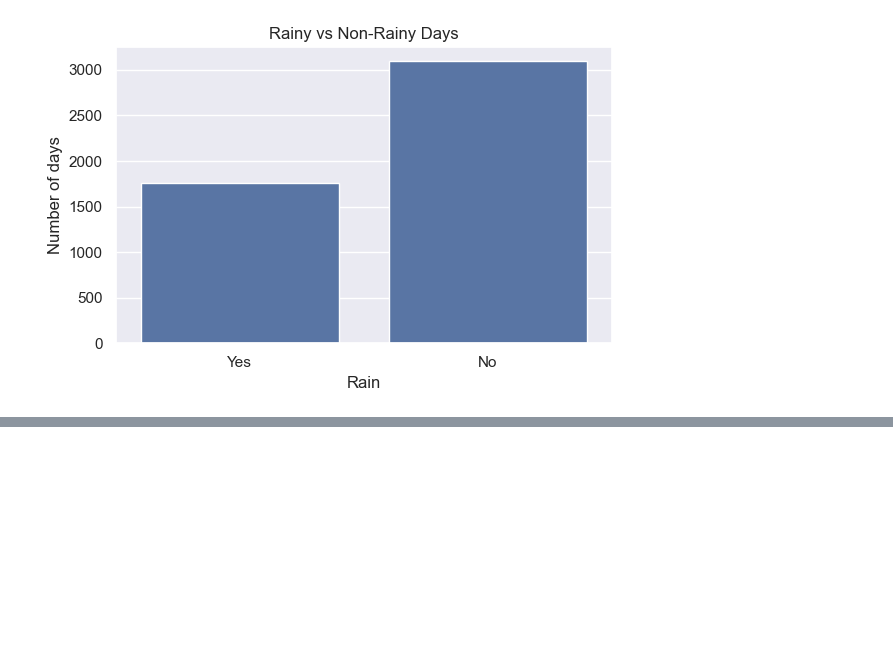
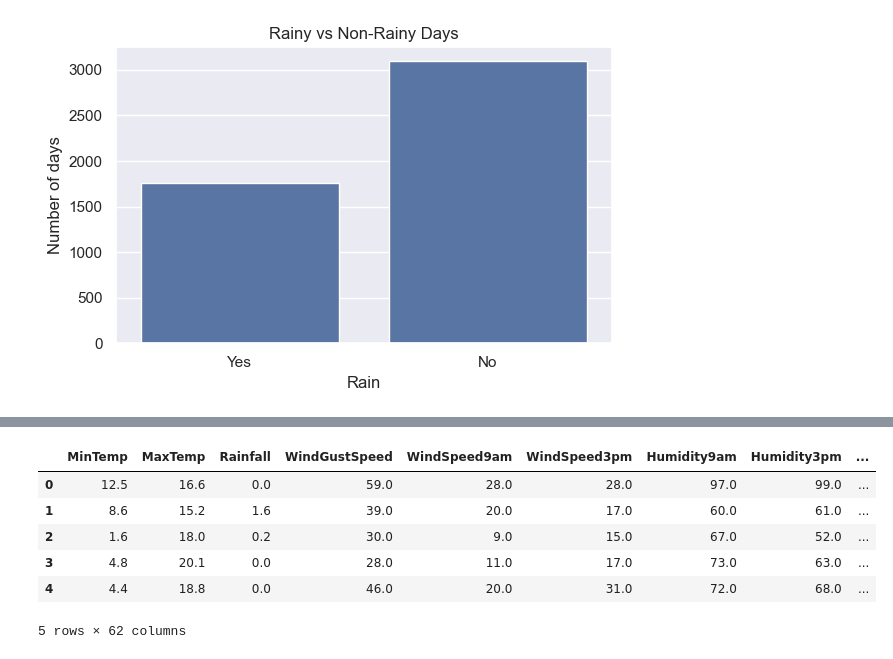
Before and after one commit to lukassso/python-mini-projects, a Jupyter notebook: overview_of_machine_learning/ml_training/binary_classification_rain_tomorrow.ipynb, the cells around one changed output, grey strips where cells are left out. Saved outputs shown, nothing was run; the diff lists cells and outputs as text; code cells hidden in the pictures; blank space fills up the shorter version.

Commit message:
task5: encode categorical variables and scale numerical features

```diff
--- a/overview_of_machine_learning/ml_training/binary_classification_rain_tomorrow.ipynb
+++ b/overview_of_machine_learning/ml_training/binary_classification_rain_tomorrow.ipynb
@@ -130,0 +138,12 @@ plt.show()
+# %%
+# a) Encode ordinal features (pressure)
+pressure_order = ["very_low", "low", "normal", "high", "very_high"]
+
+encoder = OrdinalEncoder(categories=[pressure_order, pressure_order])
+
+X[["Pressure9am", "Pressure3pm"]] = encoder.fit_transform(X[["Pressure9am", "Pressure3pm"]])
+
+# Convert encoded values to integers
+X[["Pressure9am", "Pressure3pm"]] = X[["Pressure9am", "Pressure3pm"]].astype(int)
+
+X.head()
@@ -130,0 +157,18 @@ plt.show()
+# %%
+# b) Encode nominal categorical features (one-hot encoding)
+
+# Select nominal categorical features (all object type columns)
+nominal_cols = X.select_dtypes(include=["object"]).columns
+
+# Apply one-hot encoding and drop original columns
+X = pd.get_dummies(X, columns=nominal_cols)
+
+X.head()
+# %% [output]
+|  | MinTemp | MaxTemp | Rainfall | WindGustSpeed | WindSpeed9am | WindSpeed3pm | Humidity9am | Humidity3pm | ... |
+| 0 | 12.5 | 16.6 | 0.0 | 59.0 | 28.0 | 28.0 | 97.0 | 99.0 | ... |
+| 1 | 8.6 | 15.2 | 1.6 | 39.0 | 20.0 | 17.0 | 60.0 | 61.0 | ... |
+| 2 | 1.6 | 18.0 | 0.2 | 30.0 | 9.0 | 15.0 | 67.0 | 52.0 | ... |
+| 3 | 4.8 | 20.1 | 0.0 | 28.0 | 11.0 | 17.0 | 73.0 | 63.0 | ... |
+| 4 | 4.4 | 18.8 | 0.0 | 46.0 | 20.0 | 31.0 | 72.0 | 68.0 | ... |
+5 rows × 62 columns
```
Also changed, not shown: parts of 6 cells of this notebook.
